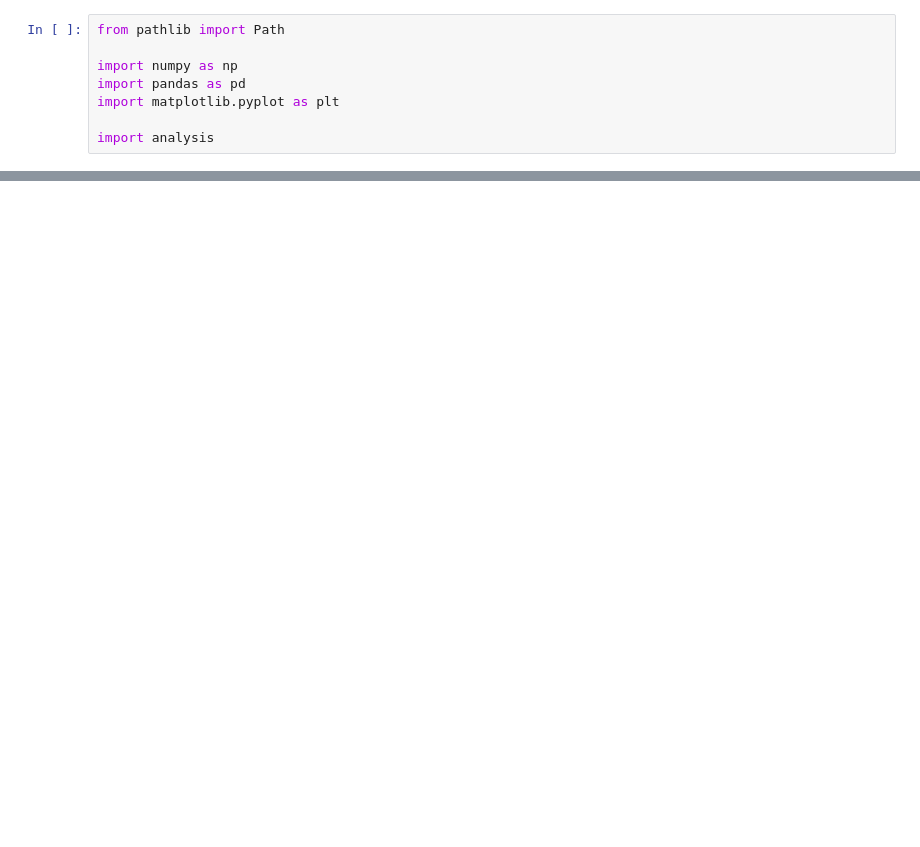
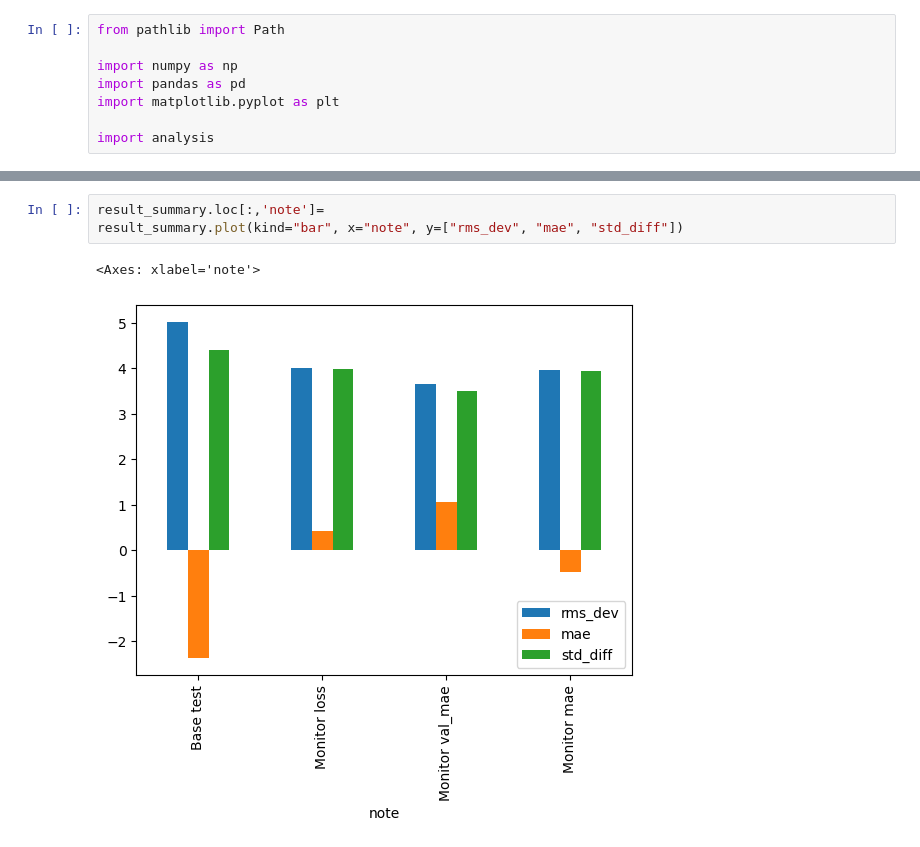
Before and after one commit to mzyudhistira/BSk24-Emu, a Jupyter notebook: analysis.ipynb, the cells around one changed output, grey strips where cells are left out. Cells and saved outputs as stored; diff of their text form; blank space fills up the shorter version.

```diff
--- a/analysis.ipynb
+++ b/analysis.ipynb
@@ -42,0 +65,6 @@ plt.scatter(df["param_1"], df["param_2"], c=df["difference"], s=4, cmap="inferno
+# %%
+result_summary.loc[:,'note']=
+result_summary.plot(kind="bar", x="note", y=["rms_dev", "mae", "std_diff"])
+# %% [output]
+<Axes: xlabel='note'>
+[figure, added]
```
Also changed, not shown: parts of 5 cells of this notebook, 3 other files.
